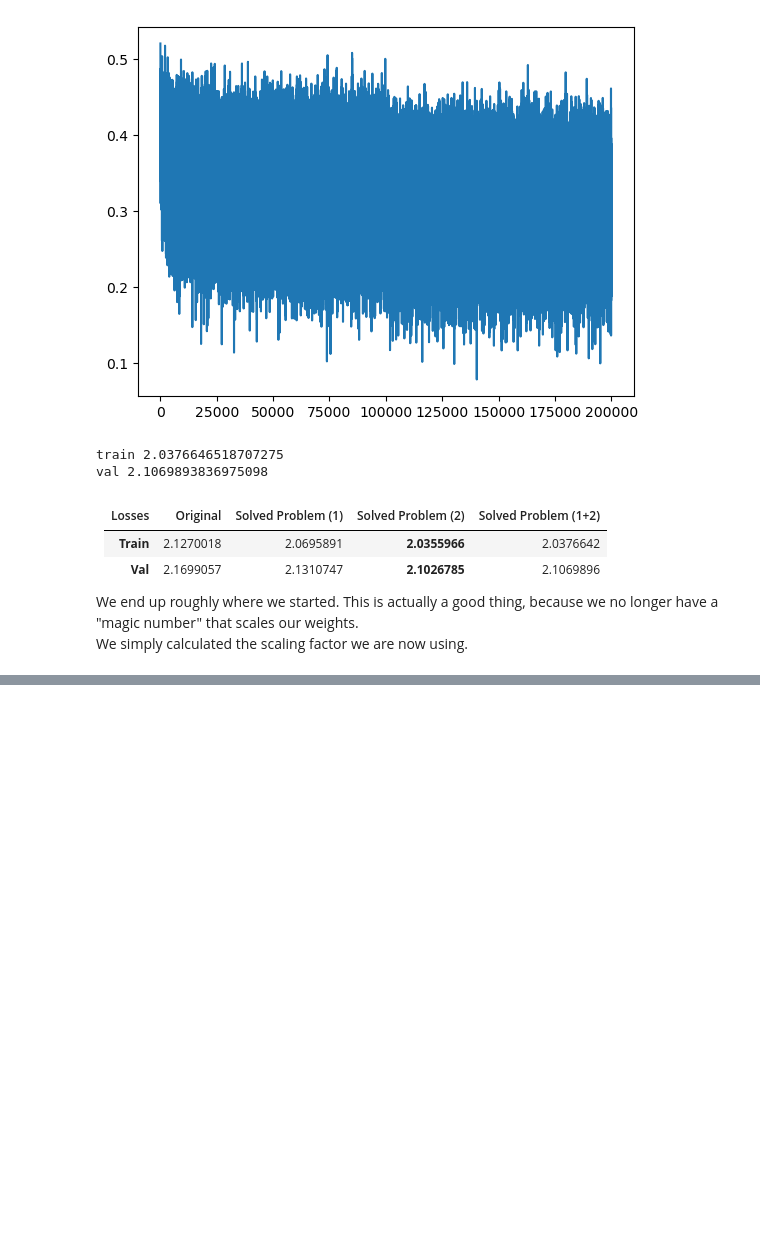
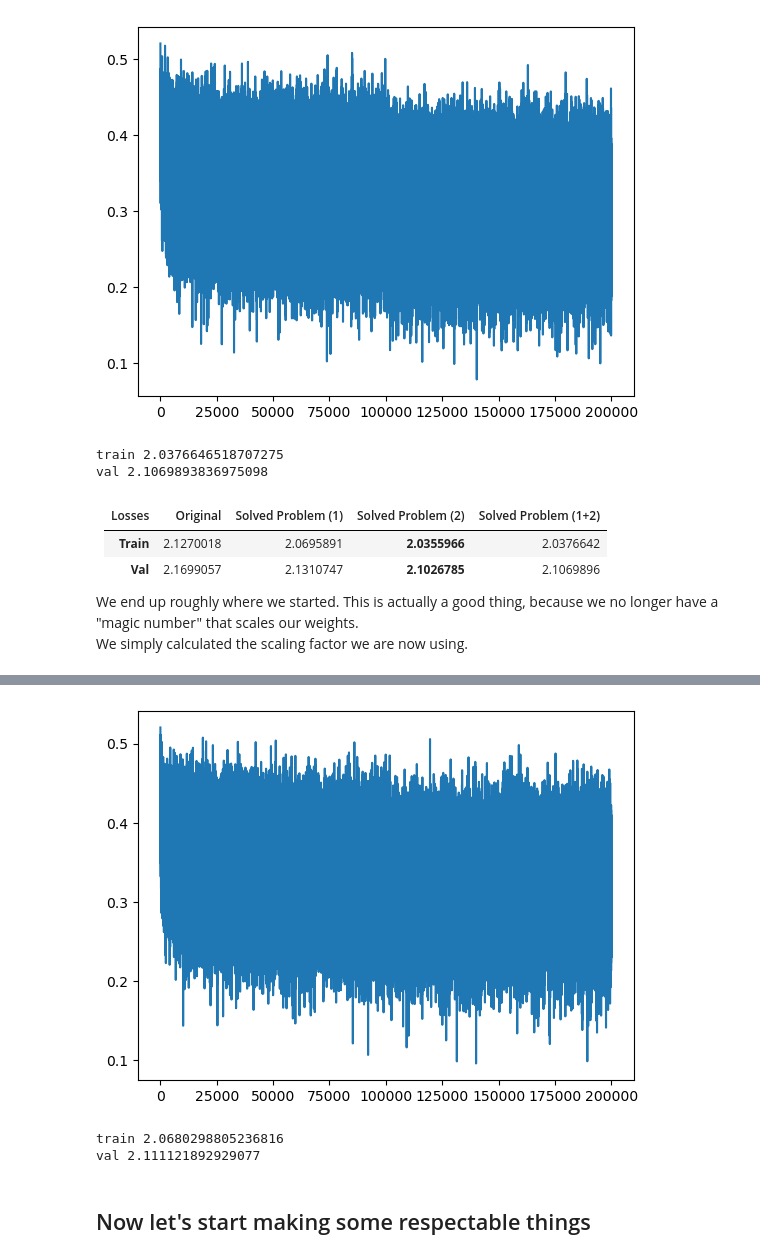
Before and after one commit to Aabi0207/Neural-Networks, a Jupyter notebook: MakeMore/bn_and_act.ipynb, the cells around one changed output, grey strips where cells are left out. Drawn from its saved outputs; the diff is of its cells as text; code cells hidden in the pictures; blank space fills up the shorter version.

```diff
--- a/MakeMore/bn_and_act.ipynb
+++ b/MakeMore/bn_and_act.ipynb
@@ -724,0 +843,10 @@ We simply calculated the scaling factor we are now using.
+# %%
+# New: Calibrate the batch norm at the end of training
+with torch.no_grad(): # this makes everything below faster, as "bookkeeping" is turned off
+    # pass the (entire) training set through
+    emb = C[Xtr]
+    embcat = emb.view(emb.shape[0], -1)
+    hpreact = embcat @ W1 + b1
+    # measure the mean/std over the entire training set ONCE (cast them into stone)
+    bnmean = hpreact.mean(0, keepdim=True)
+    bnstd = hpreact.std(0, keepdim=True)
@@ -724,0 +881,23 @@ We simply calculated the scaling factor we are now using.
+# %%
+n_embd = 10
+n_hidden = 200
+
+# Initializations
+g  = torch.Generator().manual_seed(42)
+C  = torch.randn((vocab_size, n_embd),            generator=g)
+W1 = torch.randn((n_embd * block_size, n_hidden), generator=g) * (5/3)/((n_embd * block_size)**0.5)
+# b1 = torch.randn(n_hidden,                        generator=g) * 0.01  ### We don't need you anymore
+W2 = torch.randn((n_hidden, vocab_size),          generator=g) * 0.01 # Small, but not 0
+b2 = torch.randn(vocab_size,                      generator=g) * 0    # Biases are now all 0
+
+bngain = torch.ones((1, n_hidden))  # 1 x 200, a 1 for each hidden neuron
+bnbias = torch.zeros((1, n_hidden)) # 1 x 200, a bias for each hidden neuron
+
+# These two don't require gradient derivation (not added to 'parameters')
+bnmean_running = torch.zeros((1, n_hidden)) # hpreact starts as normal. distr. -> mean is 0
+bnstd_running = torch.ones((1, n_hidden))   # hpreact starts as normal. distr. -> stddev is 1
+
+parameters = [C, W1, b1, W2, b2, bngain, bnbias] # gain and bias are changed by backprop!!
+
+for p in parameters:
+    p.requires_grad = True
@@ -724,0 +973,33 @@ We simply calculated the scaling factor we are now using.
+# %%
+plt.plot(lossi);
+# %% [output]
+[figure, added]
+# %%
+@torch.no_grad()
+def split_loss(split):
+    x, y = {
+        'train': (Xtr, Ytr),
+        'val': (Xdev, Ydev),
+        'test': (Xte, Yte),
+    }[split]
+
+    emb = C[x]                          # (N, block_size, n_embd)
+    embcat = emb.view(emb.shape[0], -1) # Concatenate into (N, block_size * n_embd)
+
+    # This part is new, just like we did with our new Batch Normalized NN
+    hpreact = embcat @ W1 + b1
+    hpreact = bngain * (hpreact - bnmean_running) / bnstd_running + bnbias
+
+    h = torch.tanh(hpreact)             # (N, n_hidden)
+    logits = h @ W2 + b2                # (N, vocab_size)
+    loss = F.cross_entropy(logits, y)
+
+    print(split, loss.item())
+
+split_loss('train')
+split_loss('val')
+# %% [output]
+train 2.0680298805236816
+val 2.111121892929077
+# %% [markdown]
+## Now let's start making some respectable things
```
Also changed, not shown: parts of 51 cells of this notebook.
